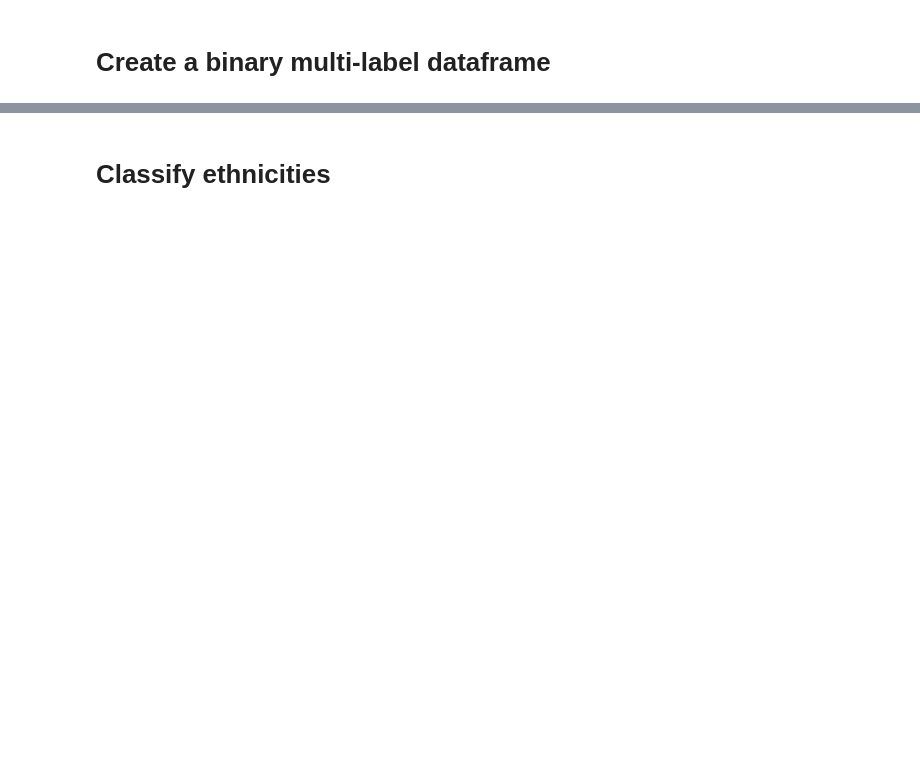
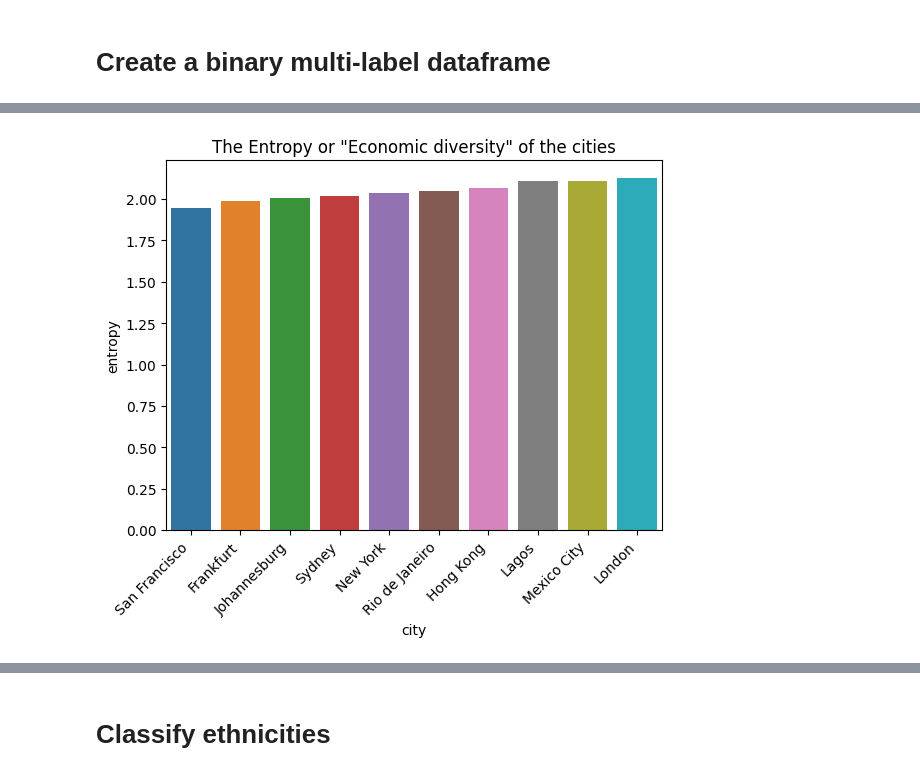
Before and after one commit to JonnoB/wealthnets, a Jupyter notebook: getting_embeddings.ipynb, the cells around one changed output, grey strips where cells are left out. Cells and saved outputs as stored; diff of their text form; code cells hidden in the pictures; blank space fills up the shorter version.

```diff
--- a/getting_embeddings.ipynb
+++ b/getting_embeddings.ipynb
@@ -174,7 +116,7 @@ gics_embeddings_path = './data/gics_embeddings.csv'
 if os.path.exists(gics_embeddings_path):
     # Load the existing CSV if it exists
     gics_embeddings_df = pd.read_csv(gics_embeddings_path)
-    gics_embeddings_df = gics_embeddings_df['embedding'].apply(ast.literal_eval)
+    gics_embeddings_df['embedding'] = gics_embeddings_df['embedding'].apply(ast.literal_eval)
 
 else:
     gics_embeddings_df = pd.read_csv('./data/gics-map-2018.csv')
@@ -190,5 +136,7 @@ encoding = tiktoken.encoding_for_model("gpt-3.5-turbo")
 # %%
+
 #prevents the calls to gpt being re-run unnecessarily
 if 'classes' not in all_bios_df.columns:
-    all_bios_df = identify_gics_classes(all_bios_df, str(gics_embeddings_df['Industry'].unique().tolist()))
+    all_bios_df = identify_gics_classes(all_bios_df, str(gics_embeddings_df['Industry'].unique().tolist()),
+                                        system_message = "You are an expert in classifying biographies into gics classes", rate_limit=80000, save_path='./data/temp_gics_classes.csv')
     all_bios_df.to_csv(bios_path, index = False)
@@ -204,3 +150,7 @@ for class_name in gics_embeddings_df['Industry'].unique().tolist():
     binary_data[class_name] = all_bios_df['classes'].apply(lambda x: 1 if class_name in x else 0)
 
 binary_df = pd.DataFrame(binary_data)
+binary_df['city'] = all_bios_df['city'].str.replace(' Bay Area', "")
+
+
+binary_data_industry = binary_data.copy()
@@ -208,0 +157,17 @@ KeyError: 'classes'
+# %%
+#aggregate to sector level
+
+tax_df = gics_embeddings_df.loc[:, ['Sector','Industry']]
+df = binary_df.copy()
+
+# Create a mapping from Industry to Sector
+mapping = tax_df.set_index('Industry')['Sector'].to_dict()
+
+# Use the mapping to sum columns belonging to the same sector
+result = pd.DataFrame(index=df.index)
+for sector, group in df.groupby(mapping, axis=1):
+    result[sector] = group.sum(axis=1)
+
+
+binary_df = (result>0)*1
+binary_df['city'] = all_bios_df['city'].str.replace(' Bay Area', "")
@@ -208,0 +224,19 @@ KeyError: 'classes'
+# %%
+binary_df
+
+gics_totals = binary_df.groupby('city').sum()
+
+gics_distrib = gics_totals.div(gics_totals.sum(axis = 1), axis = 0)
+
+gics_distrib
+
+
+gics_entropy_values = gics_distrib.apply(lambda row: entropy(row), axis=1)
+gics_entropy_values =  gics_entropy_values.sort_values().reset_index().rename(columns = {0:'entropy'})
+
+sns.barplot(data = gics_entropy_values, x = 'city', y = 'entropy')
+plt.title('The Entropy or "Economic diversity" of the cities')
+plt.xticks(rotation=45, ha='right', va='top')
+plt.show()
+# %% [output]
+[figure, added]
```
Also changed, not shown: parts of 45 cells of this notebook, 7 other files.
